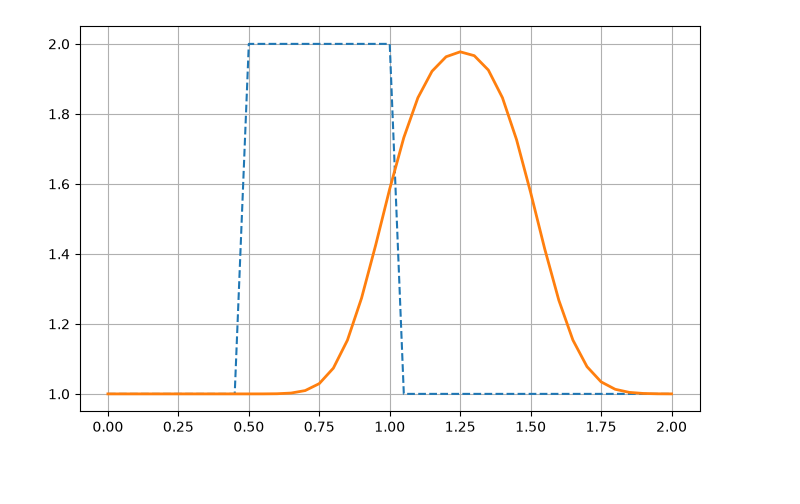
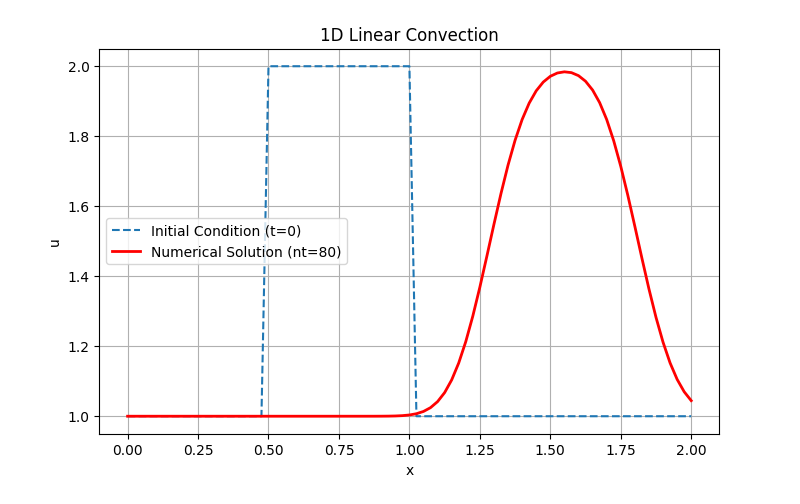
Before and after one commit to AlbinJosephcode/12-Steps-to-Navier-Stokes, a Jupyter notebook: 1D linear convection .ipynb, the cells around one changed output. Saved outputs shown, nothing was run; the diff lists cells and outputs as text; code cells hidden in the pictures; blank space fills up the shorter version.

Commit message:
1D linear convection with 2D and 3D plots

```diff
--- a/1D linear convection .ipynb
+++ b/1D linear convection .ipynb
@@ -1,24 +1,45 @@
 # %%
 import numpy as np
 import matplotlib.pyplot as plt
-nx=41
-dx=2 / (nx - 1)
-nt=25
-dt=0.02
-c=1.0
-x=np.linspace(0, 2, nx)
-u=np.ones(nx)
-u[(x>=0.5) & (x<=1.0)]=2.0
-u_initial=u.copy()
+
+# --- 1. Parameters ---
+nx = 81
+dx = 2.0 / (nx - 1)
+nt = 80
+dt = 0.01
+c = 1.0                 # Wave speed for linear convection
+
+# --- 2. Initial Setup ---
+x = np.linspace(0, 2, nx)
+u = np.ones(nx)
+u[(x >= 0.5) & (x <= 1.0)] = 2.0
+
+u_initial = u.copy()
+
+# *** THIS LINE IS MISSING IN YOUR FIRST CELL ***
+u_history = np.zeros((nt + 1, nx))
+u_history[0, :] = u.copy()
+
+# --- 3. Solver Loop ---
 for n in range(nt):
-    un=u.copy()
+    un = u.copy()
     for i in range(1, nx):
-        u[i]=un[i]-c*(dt/dx)*(un[i]-un[i-1])
-    u[0]=1.0
+        # Linear Convection Update
+        u[i] = un[i] - c * (dt / dx) * (un[i] - un[i-1])
+    u[0] = 1.0
+
+    # *** THIS STORES EACH TIME STEP FOR THE 3D PLOT ***
+    u_history[n + 1, :] = u.copy()
+
+# --- 4. Standard 2D Plot ---
 plt.figure(figsize=(8, 5))
-plt.plot(x, u_initial, label='Initial', linestyle='--')
-plt.plot(x, u, label='Numerical', linewidth=2)
+plt.plot(x, u_initial, label='Initial Condition (t=0)', linestyle='--')
+plt.plot(x, u, label=f'Numerical Solution (nt={nt})', color='red', linewidth=2)
+plt.xlabel('x')
+plt.ylabel('u')
+plt.title('1D Linear Convection')
+plt.legend()
 plt.grid(True)
 plt.show()
 # %% [output]
-[figure, old version]
+[figure, new version]
```
Also changed, not shown: parts of 1 cell of this notebook.
